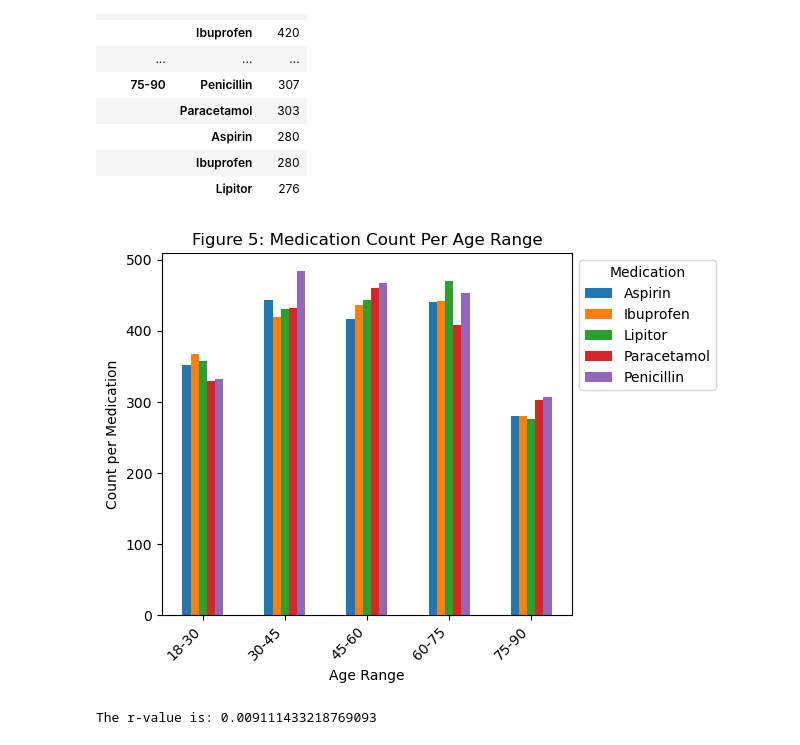
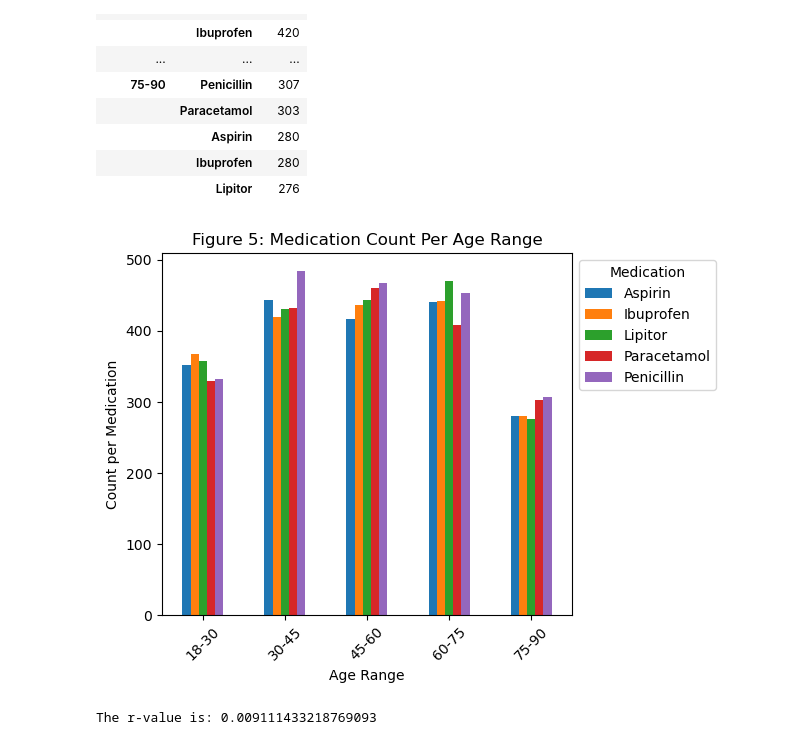
Before and after one commit to Handro4/Bootcamp-Project1, a Jupyter notebook: main.py/Healthcare.ipynb, the cells around one changed output. Drawn from its saved outputs; the diff is of its cells as text; code cells hidden in the pictures.

```diff
--- a/main.py/Healthcare.ipynb
+++ b/main.py/Healthcare.ipynb
@@ -362,18 +362,18 @@ age_medication
 # %%
 #Create barchart to compare the total of each medication used per age group
 age_medication['count'].unstack().plot(kind='bar')
 
 # Add labels and title
 plt.xlabel('Age Range')
-plt.xticks(rotation=45, ha='right')
+plt.xticks(rotation=45, ha='center')
 plt.ylabel('Count per Medication')
 plt.title('Figure 5: Medication Count Per Age Range')
 plt.legend(title='Medication', bbox_to_anchor=(1, 1), loc='best')
 plt.tight_layout()
 #Save image as PNG
 plt.savefig(os.path.join(out_path, "Medication_Count_Per_Age_Range.png"))
 # %% [output]
-[figure, old version]
+[figure, new version]
 # %%
 #QUESTION 3.D
 # Next we wanted to look at the relationship between length of stay at the hospital and the age to see if there were any trends
```
Also changed, not shown: parts of 4 cells of this notebook, 16 other files.
